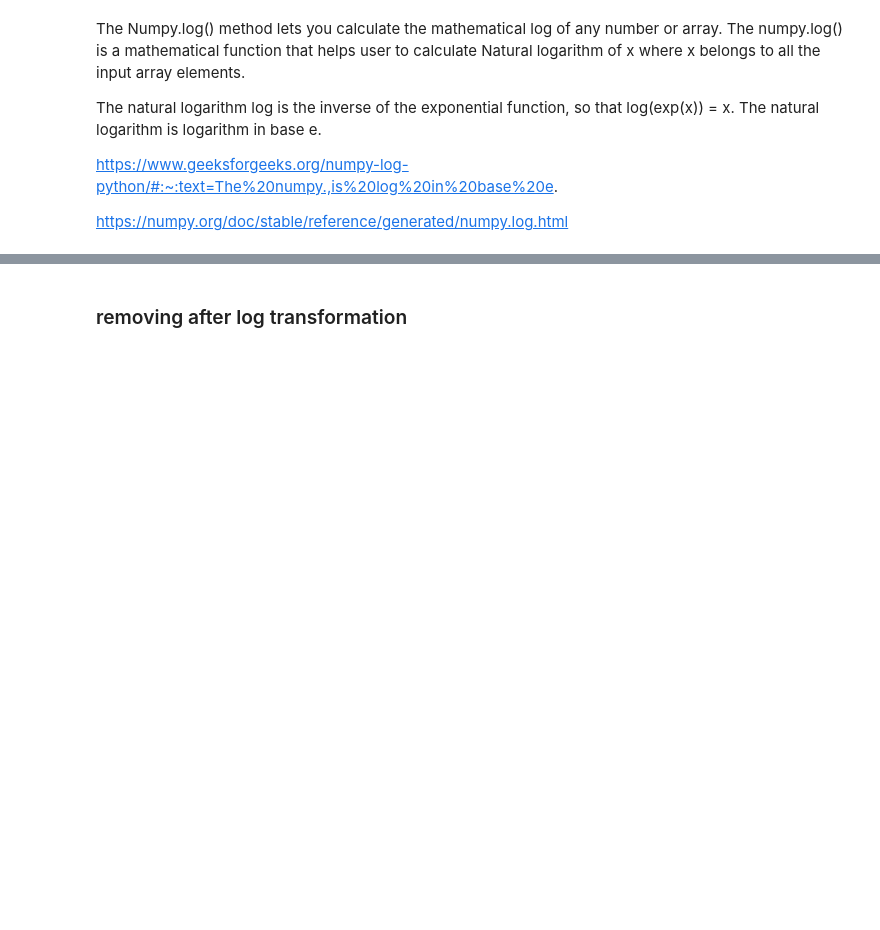
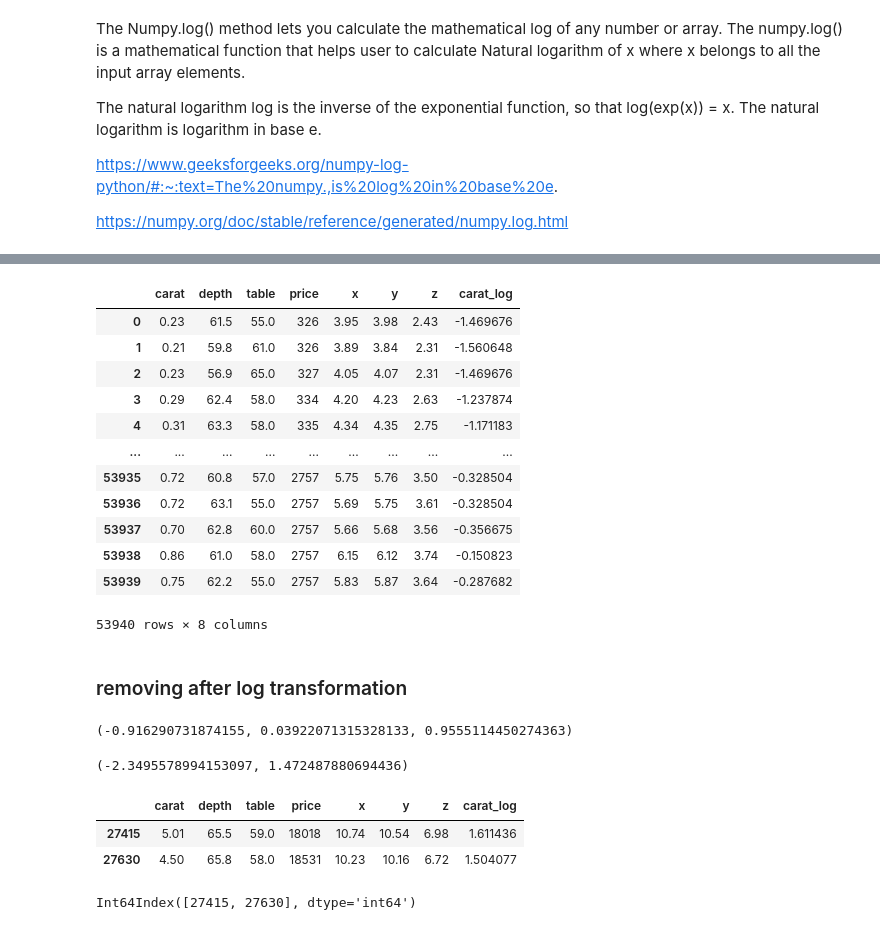
Before and after one commit to ssari3818/DataScience, a Jupyter notebook: DA python/İn_Class/DAwPy-S8 (Handling Outliers)-empty.ipynb, the cells around one changed output, grey strips where cells are left out. Saved outputs shown, nothing was run; the diff lists cells and outputs as text; code cells hidden in the pictures; blank space fills up the shorter version.

```diff
--- a/DA python/İn_Class/DAwPy-S8 (Handling Outliers)-empty.ipynb
+++ b/DA python/İn_Class/DAwPy-S8 (Handling Outliers)-empty.ipynb
@@ -507,2 +565,19 @@ https://numpy.org/doc/stable/reference/generated/numpy.log.html
+# %%
+df["carat_log"] = np.log(df.carat)
+df
+# %% [output]
+|  | carat | depth | table | price | x | y | z | carat_log |
+| 0 | 0.23 | 61.5 | 55.0 | 326 | 3.95 | 3.98 | 2.43 | -1.469676 |
+| 1 | 0.21 | 59.8 | 61.0 | 326 | 3.89 | 3.84 | 2.31 | -1.560648 |
+| 2 | 0.23 | 56.9 | 65.0 | 327 | 4.05 | 4.07 | 2.31 | -1.469676 |
+| 3 | 0.29 | 62.4 | 58.0 | 334 | 4.20 | 4.23 | 2.63 | -1.237874 |
+| 4 | 0.31 | 63.3 | 58.0 | 335 | 4.34 | 4.35 | 2.75 | -1.171183 |
+| ... | ... | ... | ... | ... | ... | ... | ... | ... |
+| 53935 | 0.72 | 60.8 | 57.0 | 2757 | 5.75 | 5.76 | 3.50 | -0.328504 |
+| 53936 | 0.72 | 63.1 | 55.0 | 2757 | 5.69 | 5.75 | 3.61 | -0.328504 |
+| 53937 | 0.70 | 62.8 | 60.0 | 2757 | 5.66 | 5.68 | 3.56 | -0.356675 |
+| 53938 | 0.86 | 61.0 | 58.0 | 2757 | 6.15 | 6.12 | 3.74 | -0.150823 |
+| 53939 | 0.75 | 62.2 | 55.0 | 2757 | 5.83 | 5.87 | 3.64 | -0.287682 |
+53940 rows × 8 columns
 # %% [markdown]
 ### removing after log transformation
@@ -508,0 +588,4 @@ https://numpy.org/doc/stable/reference/generated/numpy.log.html
+# %%
+Q1, Q3, IQR
+# %% [output]
+(-0.916290731874155, 0.03922071315328133, 0.9555114450274363)
@@ -508,0 +595,15 @@ https://numpy.org/doc/stable/reference/generated/numpy.log.html
+# %%
+lower_lim, upper_lim
+# %% [output]
+(-2.3495578994153097, 1.472487880694436)
+# %%
+df.loc[(df.carat_log > upper_lim)]
+# %% [output]
+|  | carat | depth | table | price | x | y | z | carat_log |
+| 27415 | 5.01 | 65.5 | 59.0 | 18018 | 10.74 | 10.54 | 6.98 | 1.611436 |
+| 27630 | 4.50 | 65.8 | 58.0 | 18531 | 10.23 | 10.16 | 6.72 | 1.504077 |
+# %%
+outlier_index = df.loc[(df.carat_log > upper_lim)].index
+outlier_index
+# %% [output]
+Int64Index([27415, 27630], dtype='int64')
```
Also changed, not shown: parts of 9 cells of this notebook.
